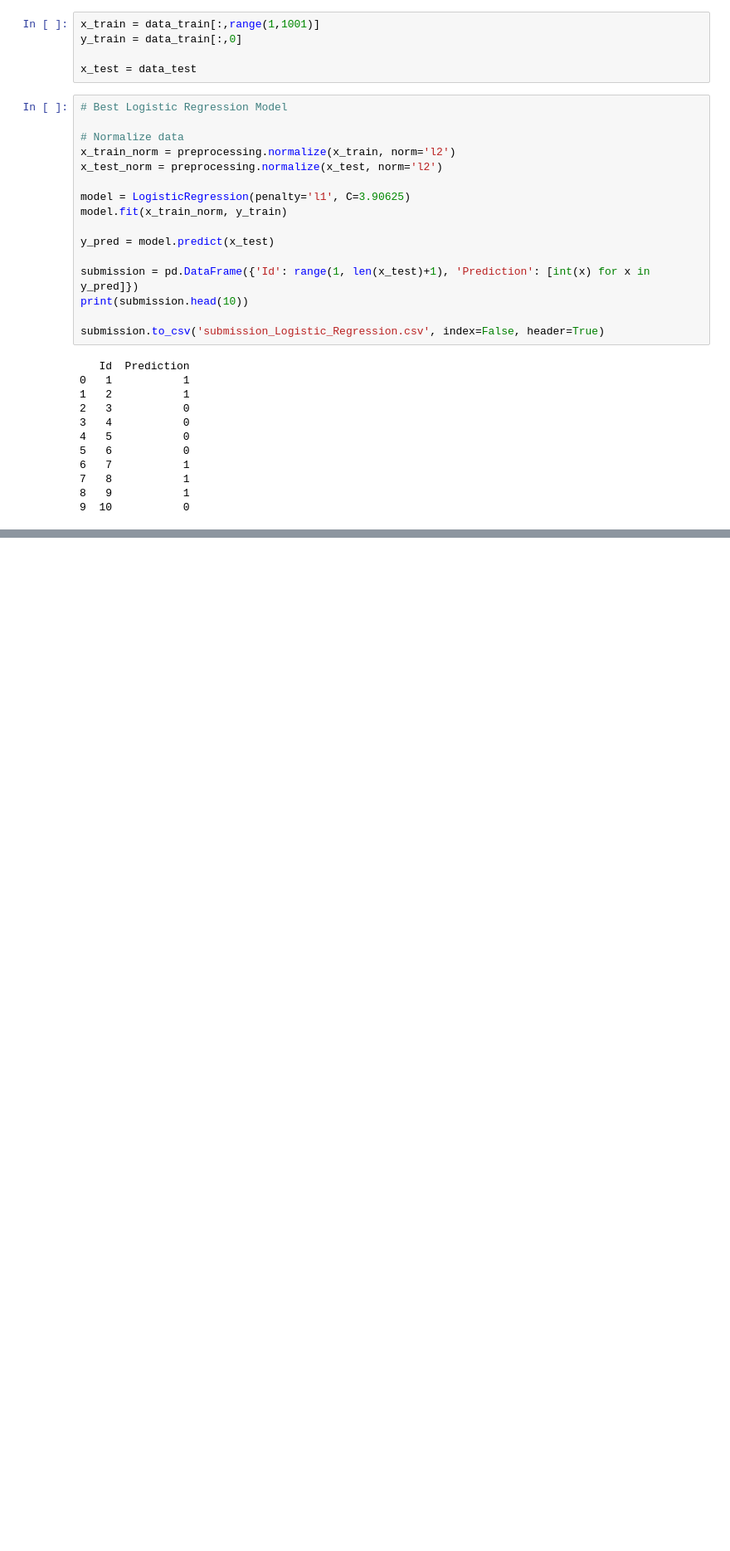
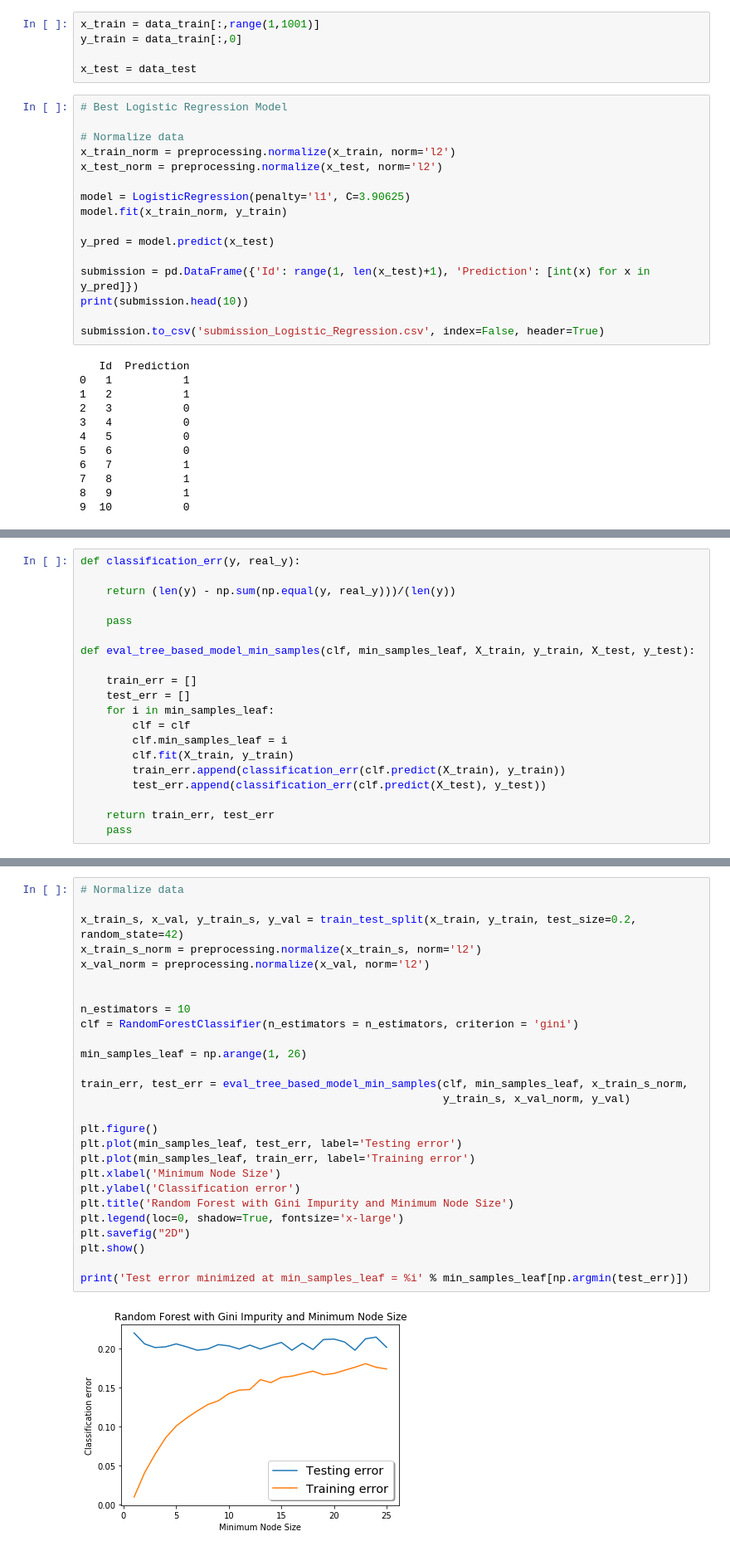
Before and after one commit to bhoscheit/CS-155-Miniproject-1, a Jupyter notebook: EDA.ipynb, the cells around one changed output, grey strips where cells are left out. Shown at 83% size. Drawn from its saved outputs; the diff is of its cells as text; blank space fills up the shorter version.

Commit message:
Updated EDA w/ Random Forest, SVM, and Naive Bayes

```diff
--- a/EDA.ipynb
+++ b/EDA.ipynb
@@ -209,0 +496,20 @@ with open('data/training_data.txt') as f:
+# %%
+def classification_err(y, real_y):
+
+    return (len(y) - np.sum(np.equal(y, real_y)))/(len(y))
+
+    pass
+
+def eval_tree_based_model_min_samples(clf, min_samples_leaf, X_train, y_train, X_test, y_test):
+
+    train_err = []
+    test_err = []
+    for i in min_samples_leaf:
+        clf = clf
+        clf.min_samples_leaf = i
+        clf.fit(X_train, y_train)
+        train_err.append(classification_err(clf.predict(X_train), y_train))
+        test_err.append(classification_err(clf.predict(X_test), y_test))
+
+    return train_err, test_err
+    pass
@@ -209,0 +530,29 @@ with open('data/training_data.txt') as f:
+# %%
+# Normalize data
+
+x_train_s, x_val, y_train_s, y_val = train_test_split(x_train, y_train, test_size=0.2, random_state=42)
+x_train_s_norm = preprocessing.normalize(x_train_s, norm='l2')
+x_val_norm = preprocessing.normalize(x_val, norm='l2')
+
+
+n_estimators = 10
+clf = RandomForestClassifier(n_estimators = n_estimators, criterion = 'gini')
+
+min_samples_leaf = np.arange(1, 26)
+
+train_err, test_err = eval_tree_based_model_min_samples(clf, min_samples_leaf, x_train_s_norm,
+                                                        y_train_s, x_val_norm, y_val)
+
+plt.figure()
+plt.plot(min_samples_leaf, test_err, label='Testing error')
+plt.plot(min_samples_leaf, train_err, label='Training error')
+plt.xlabel('Minimum Node Size')
+plt.ylabel('Classification error')
+plt.title('Random Forest with Gini Impurity and Minimum Node Size')
+plt.legend(loc=0, shadow=True, fontsize='x-large')
+plt.savefig("2D")
+plt.show()
+
+print('Test error minimized at min_samples_leaf = %i' % min_samples_leaf[np.argmin(test_err)])
+# %% [output]
+[figure, added]
```
Also changed, not shown: parts of 41 cells of this notebook.
